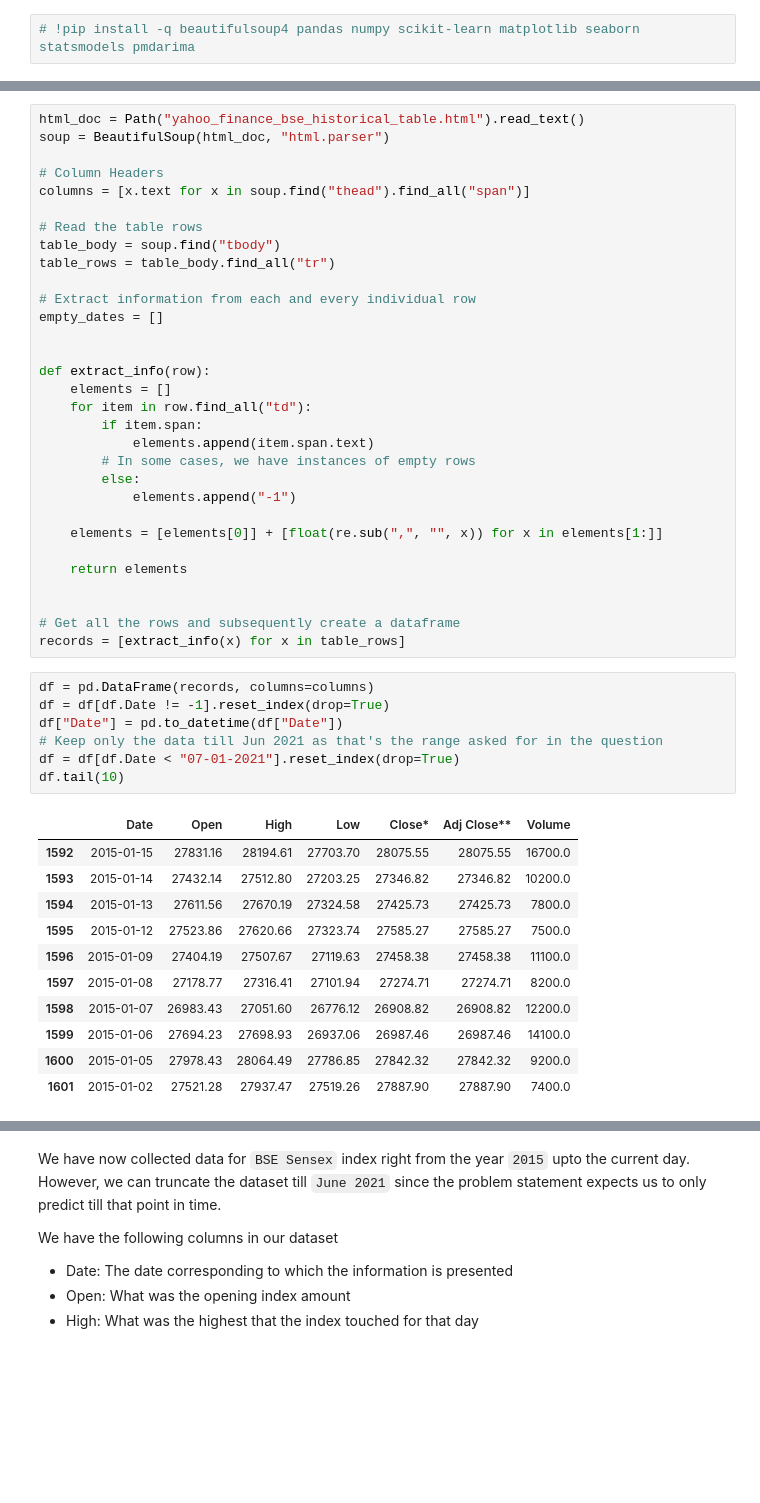
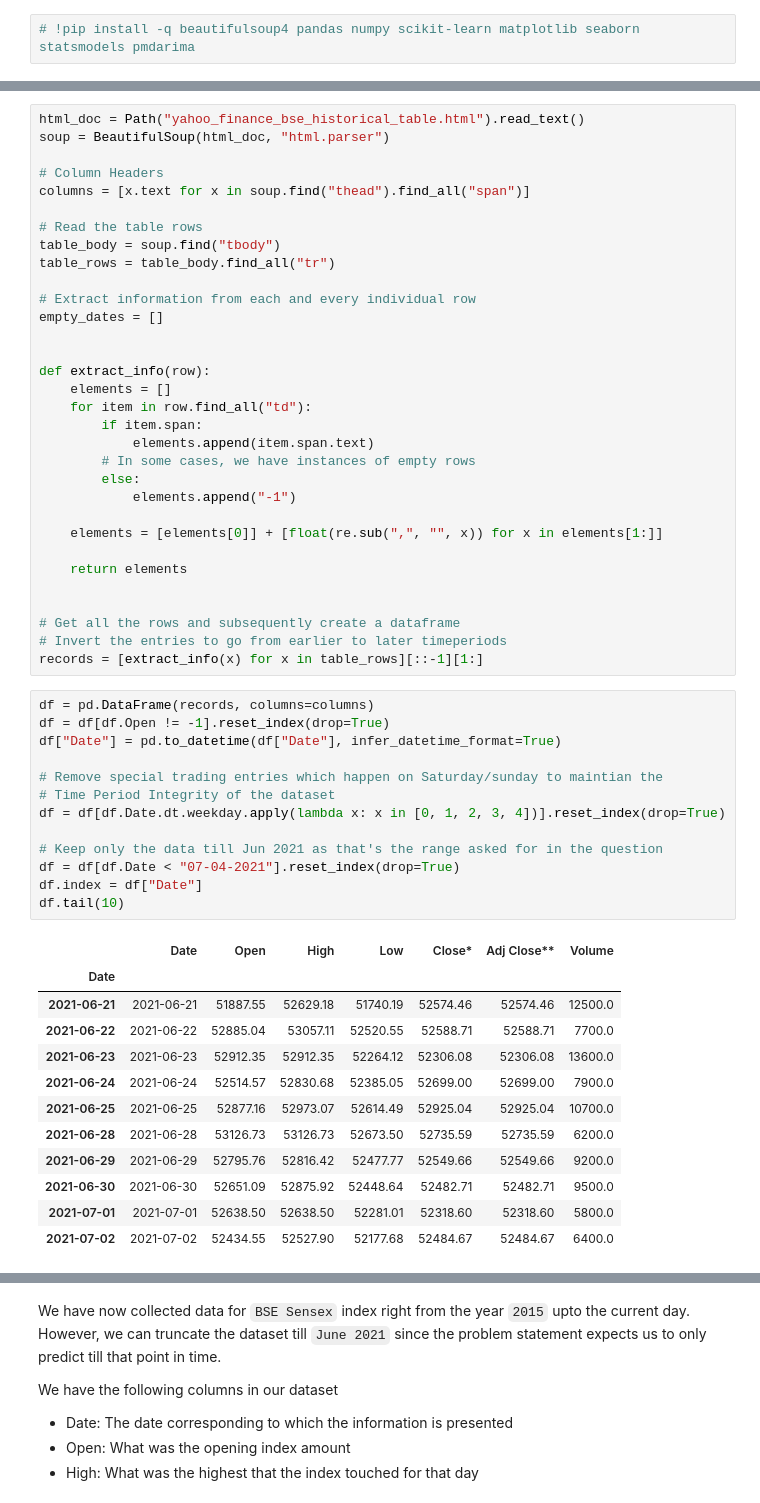
Before and after one commit to ElisonSherton/MTech_DSE_Sem2, a Jupyter notebook: IDS/BSE_Regression.ipynb, the cells around one changed output, grey strips where cells are left out. Saved outputs shown, nothing was run; the diff lists cells and outputs as text; blank space fills up the shorter version.

```diff
--- a/IDS/BSE_Regression.ipynb
+++ b/IDS/BSE_Regression.ipynb
@@ -48,23 +52,31 @@ def extract_info(row):
 
 
 # Get all the rows and subsequently create a dataframe
-records = [extract_info(x) for x in table_rows]
+# Invert the entries to go from earlier to later timeperiods
+records = [extract_info(x) for x in table_rows][::-1][1:]
 # %%
 df = pd.DataFrame(records, columns=columns)
-df = df[df.Date != -1].reset_index(drop=True)
-df["Date"] = pd.to_datetime(df["Date"])
+df = df[df.Open != -1].reset_index(drop=True)
+df["Date"] = pd.to_datetime(df["Date"], infer_datetime_format=True)
+
+# Remove special trading entries which happen on Saturday/sunday to maintian the
+# Time Period Integrity of the dataset
+df = df[df.Date.dt.weekday.apply(lambda x: x in [0, 1, 2, 3, 4])].reset_index(drop=True)
+
 # Keep only the data till Jun 2021 as that's the range asked for in the question
-df = df[df.Date < "07-01-2021"].reset_index(drop=True)
+df = df[df.Date < "07-04-2021"].reset_index(drop=True)
+df.index = df["Date"]
 df.tail(10)
 # %% [output]
 |  | Date | Open | High | Low | Close* | Adj Close** | Volume |
-| 1592 | 2015-01-15 | 27831.16 | 28194.61 | 27703.70 | 28075.55 | 28075.55 | 16700.0 |
-| 1593 | 2015-01-14 | 27432.14 | 27512.80 | 27203.25 | 27346.82 | 27346.82 | 10200.0 |
-| 1594 | 2015-01-13 | 27611.56 | 27670.19 | 27324.58 | 27425.73 | 27425.73 | 7800.0 |
-| 1595 | 2015-01-12 | 27523.86 | 27620.66 | 27323.74 | 27585.27 | 27585.27 | 7500.0 |
-| 1596 | 2015-01-09 | 27404.19 | 27507.67 | 27119.63 | 27458.38 | 27458.38 | 11100.0 |
-| 1597 | 2015-01-08 | 27178.77 | 27316.41 | 27101.94 | 27274.71 | 27274.71 | 8200.0 |
-| 1598 | 2015-01-07 | 26983.43 | 27051.60 | 26776.12 | 26908.82 | 26908.82 | 12200.0 |
-| 1599 | 2015-01-06 | 27694.23 | 27698.93 | 26937.06 | 26987.46 | 26987.46 | 14100.0 |
-| 1600 | 2015-01-05 | 27978.43 | 28064.49 | 27786.85 | 27842.32 | 27842.32 | 9200.0 |
-| 1601 | 2015-01-02 | 27521.28 | 27937.47 | 27519.26 | 27887.90 | 27887.90 | 7400.0 |
+| Date |  |  |  |  |  |  |  |
+| 2021-06-21 | 2021-06-21 | 51887.55 | 52629.18 | 51740.19 | 52574.46 | 52574.46 | 12500.0 |
+| 2021-06-22 | 2021-06-22 | 52885.04 | 53057.11 | 52520.55 | 52588.71 | 52588.71 | 7700.0 |
+| 2021-06-23 | 2021-06-23 | 52912.35 | 52912.35 | 52264.12 | 52306.08 | 52306.08 | 13600.0 |
+| 2021-06-24 | 2021-06-24 | 52514.57 | 52830.68 | 52385.05 | 52699.00 | 52699.00 | 7900.0 |
+| 2021-06-25 | 2021-06-25 | 52877.16 | 52973.07 | 52614.49 | 52925.04 | 52925.04 | 10700.0 |
+| 2021-06-28 | 2021-06-28 | 53126.73 | 53126.73 | 52673.50 | 52735.59 | 52735.59 | 6200.0 |
+| 2021-06-29 | 2021-06-29 | 52795.76 | 52816.42 | 52477.77 | 52549.66 | 52549.66 | 9200.0 |
+| 2021-06-30 | 2021-06-30 | 52651.09 | 52875.92 | 52448.64 | 52482.71 | 52482.71 | 9500.0 |
+| 2021-07-01 | 2021-07-01 | 52638.50 | 52638.50 | 52281.01 | 52318.60 | 52318.60 | 5800.0 |
+| 2021-07-02 | 2021-07-02 | 52434.55 | 52527.90 | 52177.68 | 52484.67 | 52484.67 | 6400.0 |
```
Also changed, not shown: parts of 46 cells of this notebook.
